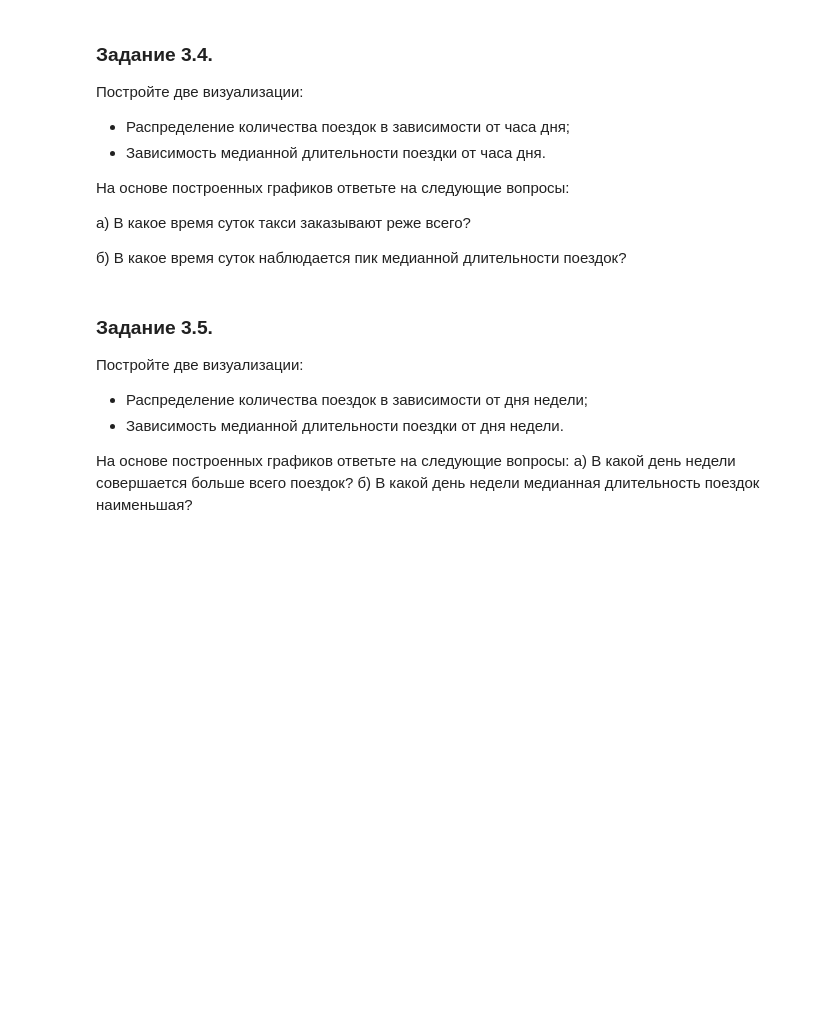
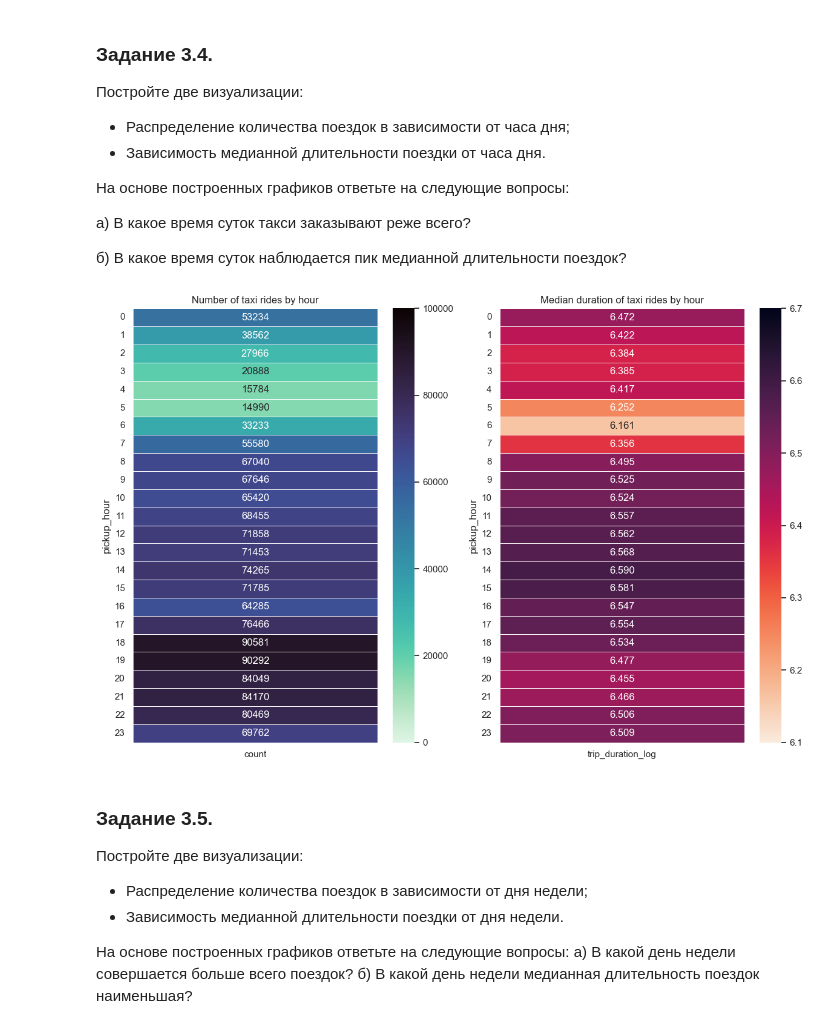
Before and after one commit to YarikKa2/Project_5, a Jupyter notebook: code/Project_5.ipynb, the cells around one changed output. Drawn from its saved outputs; the diff is of its cells as text; code cells hidden in the pictures; blank space fills up the shorter version.

```diff
--- a/code/Project_5.ipynb
+++ b/code/Project_5.ipynb
@@ -755,3 +753,33 @@ T-value=18.743, P-value=0.000
+# %%
+# Create count data for heatmap_1
+count_by_hour = taxi_data.groupby(['pickup_hour']).count()['id'].to_frame()
+count_by_hour.rename(columns={'id':'count'}, inplace=True)
+
+# Create median trip duration data for heatmap_2
+median_trip_by_hour = \
+    taxi_data.groupby(['pickup_hour'])['trip_duration_log'].median().to_frame()
+
+
+fig, ax = plt.subplots(1, 2, figsize=(12, 8))
+
+
+# Display heatmap_1
+sns.heatmap(data=count_by_hour, cmap='mako_r', vmin=0, vmax=10**5,
+            annot=True, fmt='.0f', linewidths=0.5, ax=ax[0])
+
+ax[0].tick_params(axis='y', labelrotation=0)
+ax[0].set_title('Number of taxi rides by hour')
+
+
+# Display heatmap_2
+sns.heatmap(data=median_trip_by_hour, cmap='rocket_r', vmin=6.1, vmax=6.7,
+            annot=True, fmt='.3f', linewidths=0.5, ax=ax[1])
+
+ax[1].tick_params(axis='y', labelrotation=0)
+ax[1].set_title('Median duration of taxi rides by hour')
+fig.tight_layout()
+# %% [output]
+[figure, added]
 # %% [markdown]
 ### Задание 3.5.
 Постройте две визуализации:
```
Also changed, not shown: parts of 1 cell of this notebook.
